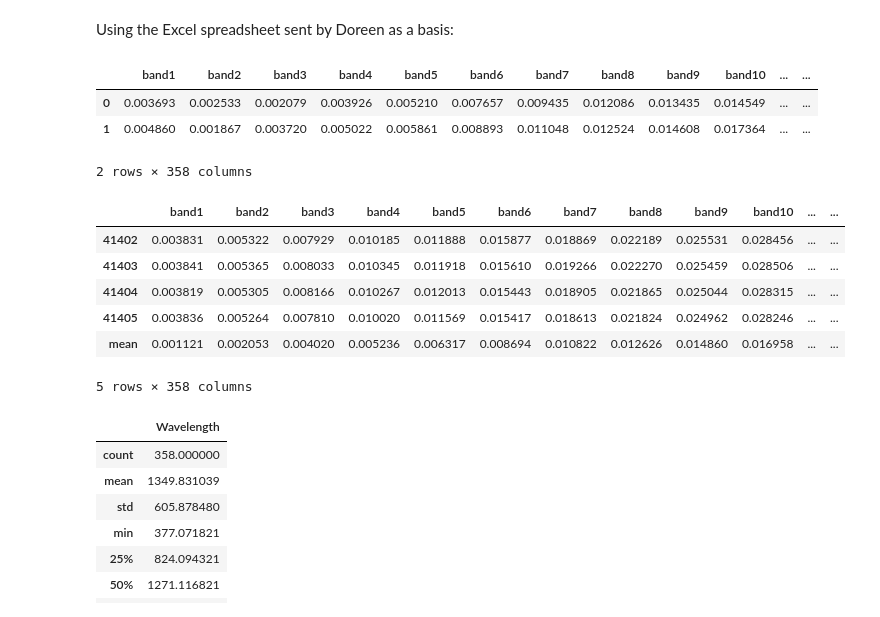
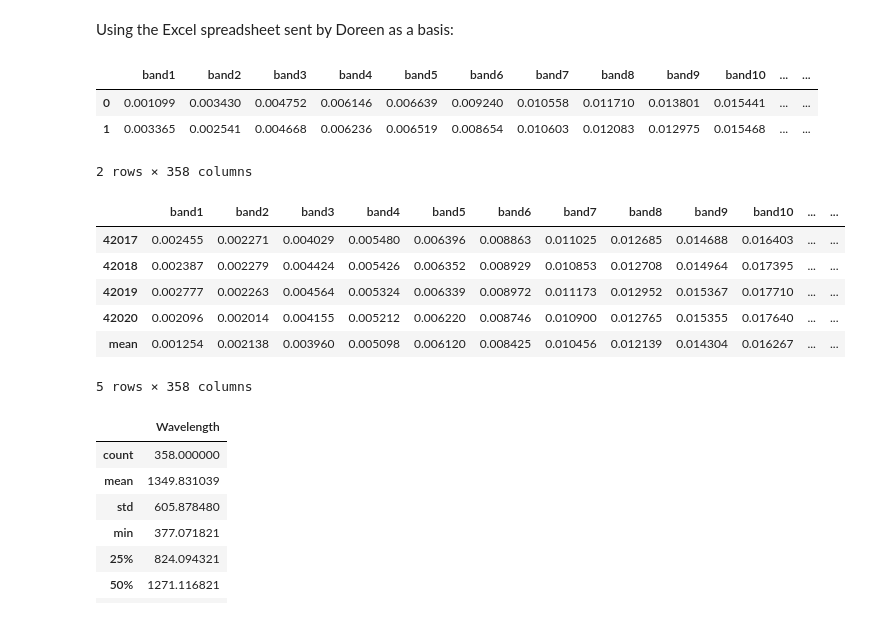
Before and after one commit to rachelzwalker/Flow_Country_HSI_and_PSM, a Jupyter notebook: python_notebooks/transformed_spectral_signatures/Derivatives.ipynb, the cells around one changed output. Cells and saved outputs as stored; diff of their text form; code cells hidden in the pictures.

```diff
--- a/python_notebooks/transformed_spectral_signatures/Derivatives.ipynb
+++ b/python_notebooks/transformed_spectral_signatures/Derivatives.ipynb
@@ -40,32 +40,32 @@ print(t)
 Using the Excel spreadsheet sent by Doreen as a basis:
 # %%
 import rasterio as rio
-cross_lochs_test = rio.open('../../preprocessed_data/dimensionality_reduction/cross_lochs.tif')
+cross_lochs_test = rio.open('../../preprocessed_data/dimensionality_reduction/cross_lochs_2.tif')
 # number of bands
 cross_lochs_test.count
 # read bands
 array = cross_lochs_test.read()
 # convert to a DataFrame
 import pandas as pd
 cross_lochs_df = pd.DataFrame()
 
 array_num = 0
 band_num = 1
 
 for num in range(358):
     cross_lochs_df['band' +str(band_num)]=array[array_num].ravel()
     array_num += 1
     band_num += 1
 
 
 cross_lochs_df.head(2)
 
 # NB when do this, will want a PFT column, which will include in randmisation, then split the train and
 # test data into x (bands) and y (PFT)
 # %% [output]
 |  | band1 | band2 | band3 | band4 | band5 | band6 | band7 | band8 | band9 | band10 | ... | ... |
-| 0 | 0.003693 | 0.002533 | 0.002079 | 0.003926 | 0.005210 | 0.007657 | 0.009435 | 0.012086 | 0.013435 | 0.014549 | ... | ... |
-| 1 | 0.004860 | 0.001867 | 0.003720 | 0.005022 | 0.005861 | 0.008893 | 0.011048 | 0.012524 | 0.014608 | 0.017364 | ... | ... |
+| 0 | 0.001099 | 0.003430 | 0.004752 | 0.006146 | 0.006639 | 0.009240 | 0.010558 | 0.011710 | 0.013801 | 0.015441 | ... | ... |
+| 1 | 0.003365 | 0.002541 | 0.004668 | 0.006236 | 0.006519 | 0.008654 | 0.010603 | 0.012083 | 0.012975 | 0.015468 | ... | ... |
 2 rows × 358 columns
 # %%
 cross_lochs_df.loc['mean'] = cross_lochs_df.mean()
@@ -73,11 +73,11 @@ cross_lochs_df.loc['mean'] = cross_lochs_df.mean()
 cross_lochs_df.tail(5)
 # %% [output]
 |  | band1 | band2 | band3 | band4 | band5 | band6 | band7 | band8 | band9 | band10 | ... | ... |
-| 41402 | 0.003831 | 0.005322 | 0.007929 | 0.010185 | 0.011888 | 0.015877 | 0.018869 | 0.022189 | 0.025531 | 0.028456 | ... | ... |
-| 41403 | 0.003841 | 0.005365 | 0.008033 | 0.010345 | 0.011918 | 0.015610 | 0.019266 | 0.022270 | 0.025459 | 0.028506 | ... | ... |
-| 41404 | 0.003819 | 0.005305 | 0.008166 | 0.010267 | 0.012013 | 0.015443 | 0.018905 | 0.021865 | 0.025044 | 0.028315 | ... | ... |
-| 41405 | 0.003836 | 0.005264 | 0.007810 | 0.010020 | 0.011569 | 0.015417 | 0.018613 | 0.021824 | 0.024962 | 0.028246 | ... | ... |
-| mean | 0.001121 | 0.002053 | 0.004020 | 0.005236 | 0.006317 | 0.008694 | 0.010822 | 0.012626 | 0.014860 | 0.016958 | ... | ... |
+| 42017 | 0.002455 | 0.002271 | 0.004029 | 0.005480 | 0.006396 | 0.008863 | 0.011025 | 0.012685 | 0.014688 | 0.016403 | ... | ... |
+| 42018 | 0.002387 | 0.002279 | 0.004424 | 0.005426 | 0.006352 | 0.008929 | 0.010853 | 0.012708 | 0.014964 | 0.017395 | ... | ... |
+| 42019 | 0.002777 | 0.002263 | 0.004564 | 0.005324 | 0.006339 | 0.008972 | 0.011173 | 0.012952 | 0.015367 | 0.017710 | ... | ... |
+| 42020 | 0.002096 | 0.002014 | 0.004155 | 0.005212 | 0.006220 | 0.008746 | 0.010900 | 0.012765 | 0.015355 | 0.017640 | ... | ... |
+| mean | 0.001254 | 0.002138 | 0.003960 | 0.005098 | 0.006120 | 0.008425 | 0.010456 | 0.012139 | 0.014304 | 0.016267 | ... | ... |
 5 rows × 358 columns
 # %%
 wavelengths = pd.read_csv("../../preprocessed_data/wavelengths.csv")
```
Also changed, not shown: parts of 10 cells of this notebook.
